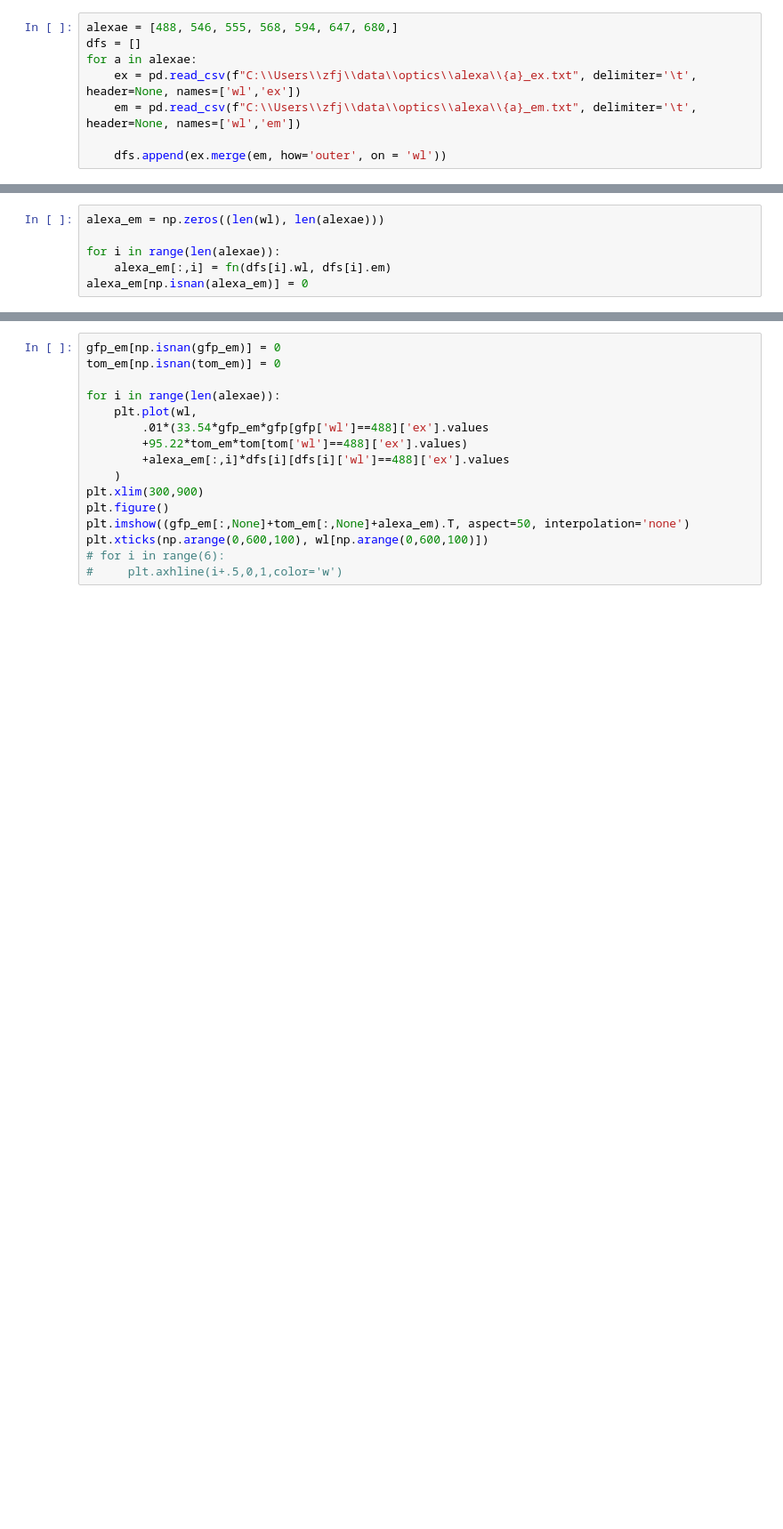
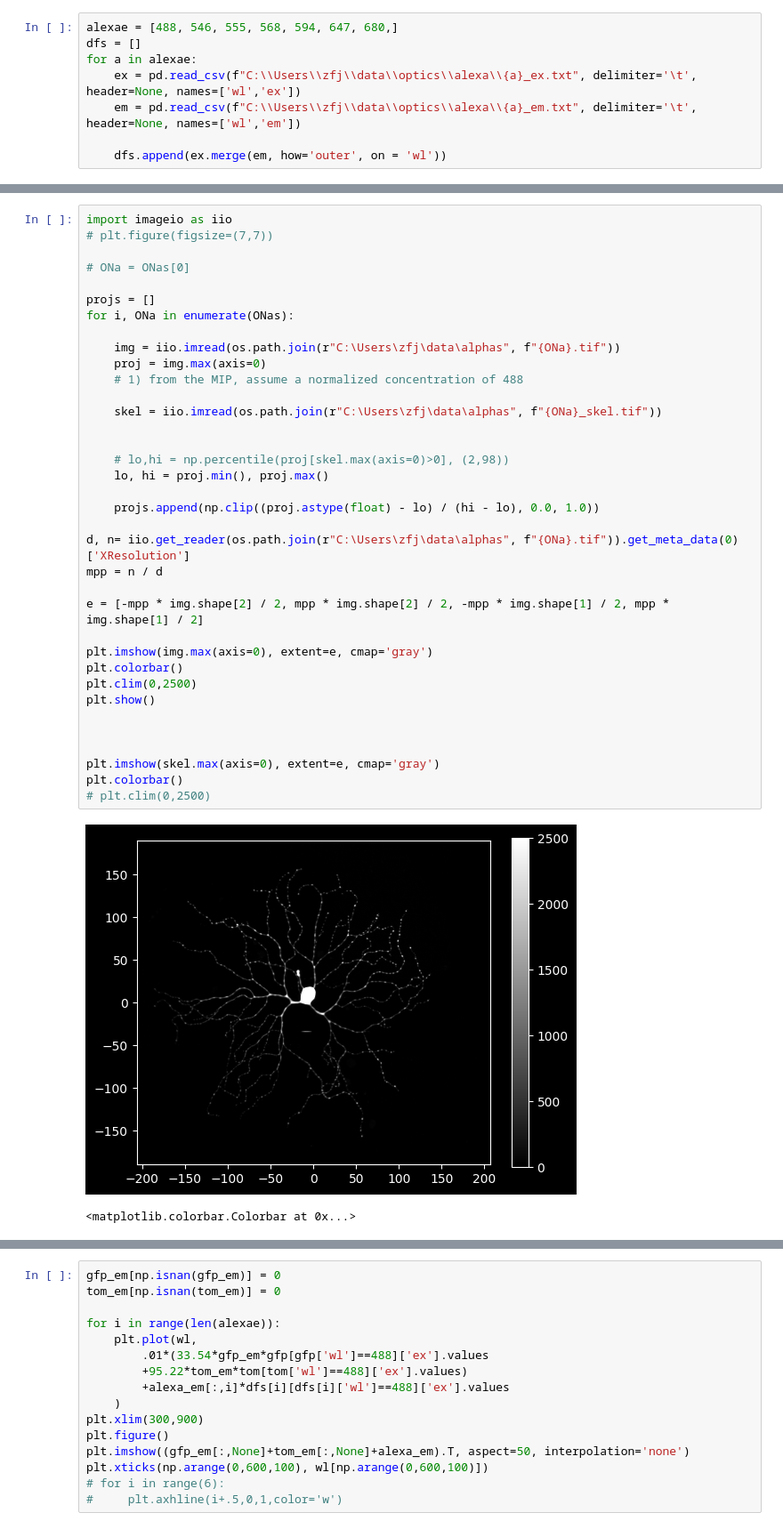
Before and after one commit to davidswygart/FunctionalImagingAnalysis, a Jupyter notebook: python/spectra.ipynb, the cells around one changed output, grey strips where cells are left out. Shown at 89% size. Saved outputs shown, nothing was run; the diff lists cells and outputs as text; blank space fills up the shorter version.

```diff
--- a/python/spectra.ipynb
+++ b/python/spectra.ipynb
@@ -255,6 +279,0 @@ plt.plot(tom.wl, tom.em, color=[1,.7,0])
-# %%
-alexa_em = np.zeros((len(wl), len(alexae)))
-
-for i in range(len(alexae)):
-    alexa_em[:,i] = fn(dfs[i].wl, dfs[i].em)
-alexa_em[np.isnan(alexa_em)] = 0
@@ -266,0 +304,39 @@ plt.legend(alexae)
+# %%
+import imageio as iio
+# plt.figure(figsize=(7,7))
+
+# ONa = ONas[0]
+
+projs = []
+for i, ONa in enumerate(ONas):
+
+    img = iio.imread(os.path.join(r"C:\Users\zfj\data\alphas", f"{ONa}.tif"))
+    proj = img.max(axis=0)
+    # 1) from the MIP, assume a normalized concentration of 488
+
+    skel = iio.imread(os.path.join(r"C:\Users\zfj\data\alphas", f"{ONa}_skel.tif"))
+
+
+    # lo,hi = np.percentile(proj[skel.max(axis=0)>0], (2,98))
+    lo, hi = proj.min(), proj.max()
+
+    projs.append(np.clip((proj.astype(float) - lo) / (hi - lo), 0.0, 1.0))
+
+d, n= iio.get_reader(os.path.join(r"C:\Users\zfj\data\alphas", f"{ONa}.tif")).get_meta_data(0)['XResolution']
+mpp = n / d
+
+e = [-mpp * img.shape[2] / 2, mpp * img.shape[2] / 2, -mpp * img.shape[1] / 2, mpp * img.shape[1] / 2]
+
+plt.imshow(img.max(axis=0), extent=e, cmap='gray')
+plt.colorbar()
+plt.clim(0,2500)
+plt.show()
+
+
+
+plt.imshow(skel.max(axis=0), extent=e, cmap='gray')
+plt.colorbar()
+# plt.clim(0,2500)
+# %% [output]
+[figure, added]
+<matplotlib.colorbar.Colorbar at 0x...>
```
Also changed, not shown: parts of 16 cells of this notebook, 7 other files.
